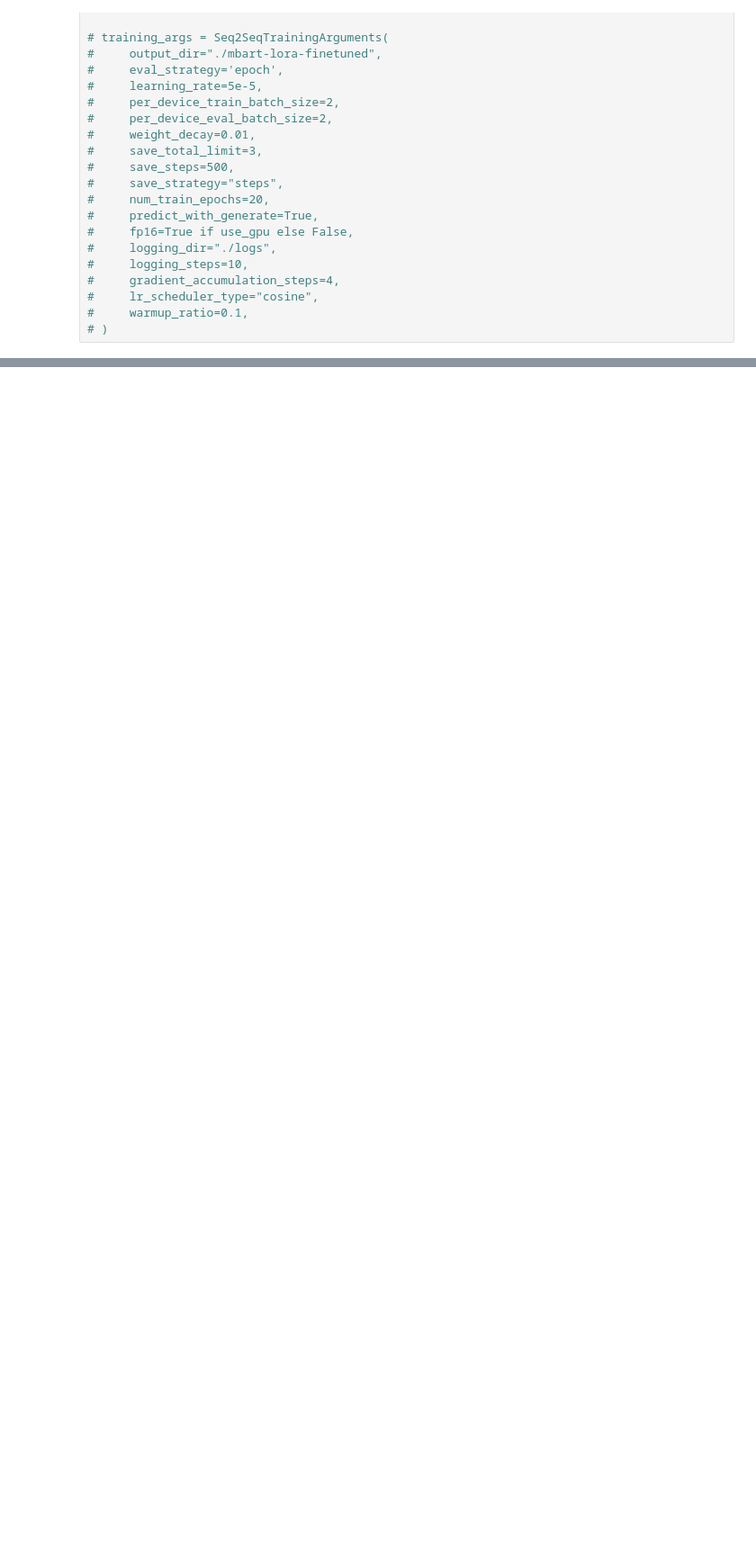
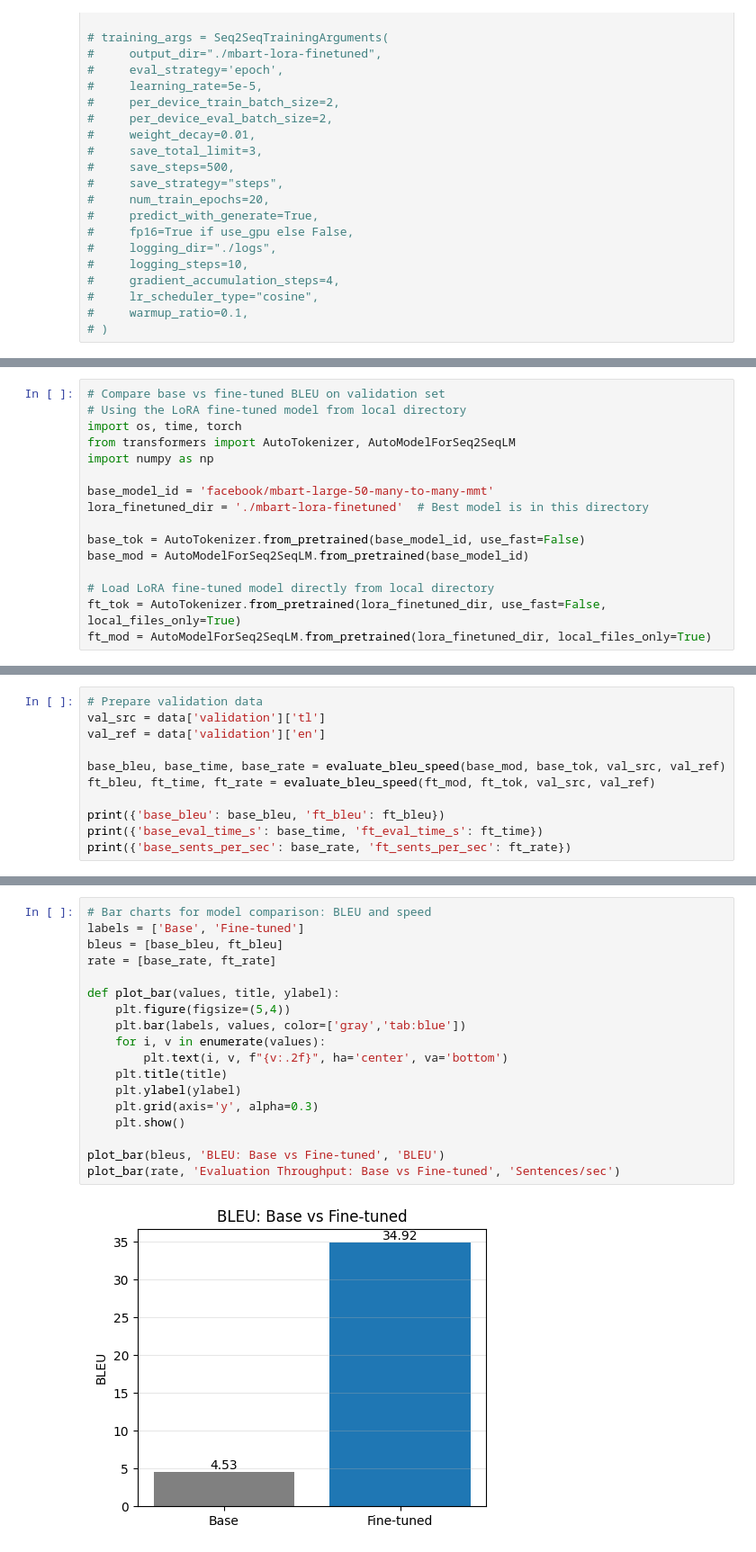
Before and after one commit to rjsalinas/Moodeng-MT, a Jupyter notebook: python-script/lora-ft-mbart.ipynb, the cells around one changed output, grey strips where cells are left out. Shown: that part at 90% size. Drawn from its saved outputs; the diff is of its cells as text; blank space fills up the shorter version.

```diff
--- a/python-script/lora-ft-mbart.ipynb
+++ b/python-script/lora-ft-mbart.ipynb
@@ -390,0 +572,16 @@ SacreBLEU: +29.21 points
+# %%
+# Compare base vs fine-tuned BLEU on validation set
+# Using the LoRA fine-tuned model from local directory
+import os, time, torch
+from transformers import AutoTokenizer, AutoModelForSeq2SeqLM
+import numpy as np
+
+base_model_id = 'facebook/mbart-large-50-many-to-many-mmt'
+lora_finetuned_dir = './mbart-lora-finetuned'  # Best model is in this directory
+
+base_tok = AutoTokenizer.from_pretrained(base_model_id, use_fast=False)
+base_mod = AutoModelForSeq2SeqLM.from_pretrained(base_model_id)
+
+# Load LoRA fine-tuned model directly from local directory
+ft_tok = AutoTokenizer.from_pretrained(lora_finetuned_dir, use_fast=False, local_files_only=True)
+ft_mod = AutoModelForSeq2SeqLM.from_pretrained(lora_finetuned_dir, local_files_only=True)
@@ -390,0 +624,11 @@ SacreBLEU: +29.21 points
+# %%
+# Prepare validation data
+val_src = data['validation']['tl']
+val_ref = data['validation']['en']
+
+base_bleu, base_time, base_rate = evaluate_bleu_speed(base_mod, base_tok, val_src, val_ref)
+ft_bleu, ft_time, ft_rate = evaluate_bleu_speed(ft_mod, ft_tok, val_src, val_ref)
+
+print({'base_bleu': base_bleu, 'ft_bleu': ft_bleu})
+print({'base_eval_time_s': base_time, 'ft_eval_time_s': ft_time})
+print({'base_sents_per_sec': base_rate, 'ft_sents_per_sec': ft_rate})
@@ -390,0 +639,20 @@ SacreBLEU: +29.21 points
+# %%
+# Bar charts for model comparison: BLEU and speed
+labels = ['Base', 'Fine-tuned']
+bleus = [base_bleu, ft_bleu]
+rate = [base_rate, ft_rate]
+
+def plot_bar(values, title, ylabel):
+    plt.figure(figsize=(5,4))
+    plt.bar(labels, values, color=['gray','tab:blue'])
+    for i, v in enumerate(values):
+        plt.text(i, v, f"{v:.2f}", ha='center', va='bottom')
+    plt.title(title)
+    plt.ylabel(ylabel)
+    plt.grid(axis='y', alpha=0.3)
+    plt.show()
+
+plot_bar(bleus, 'BLEU: Base vs Fine-tuned', 'BLEU')
+plot_bar(rate, 'Evaluation Throughput: Base vs Fine-tuned', 'Sentences/sec')
+# %% [output]
+[figure, added]
```
Also changed, not shown: parts of 17 cells of this notebook.
